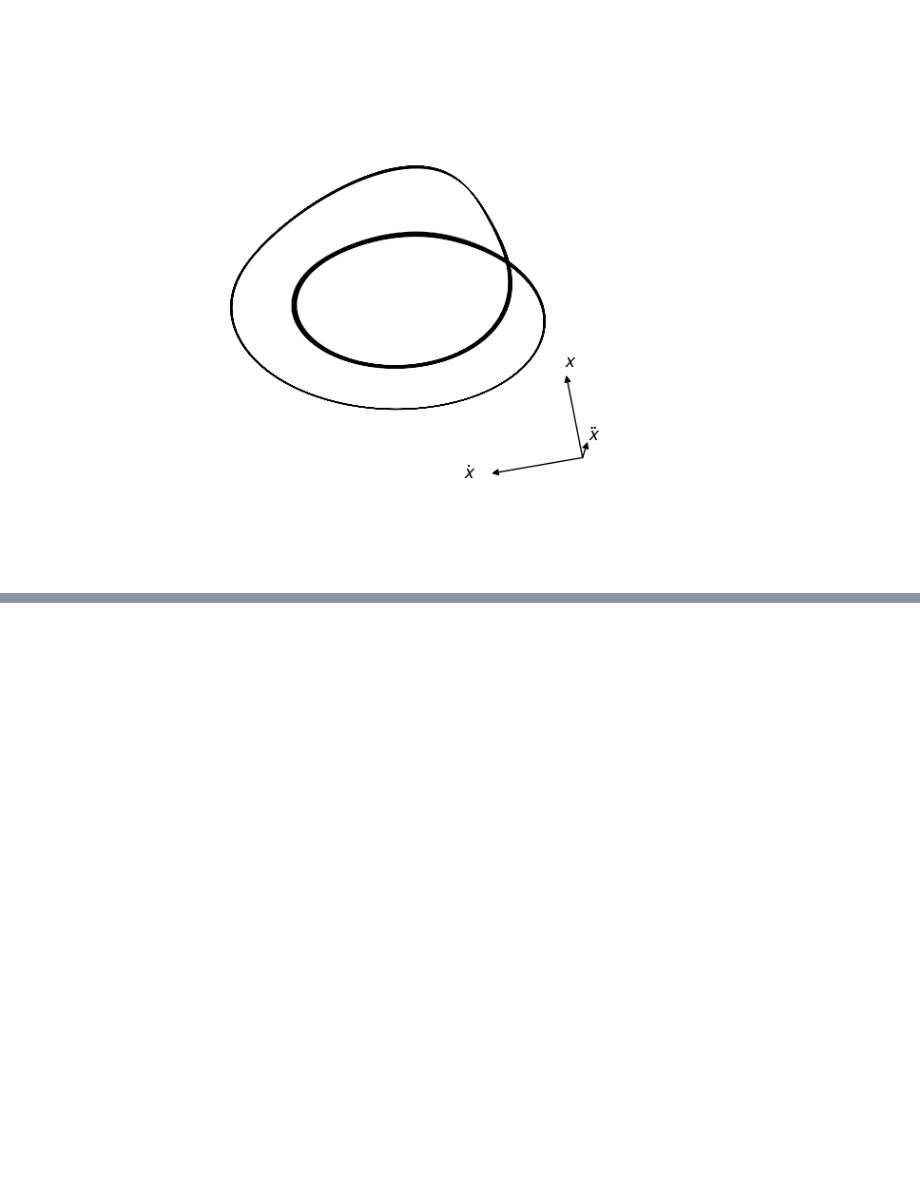
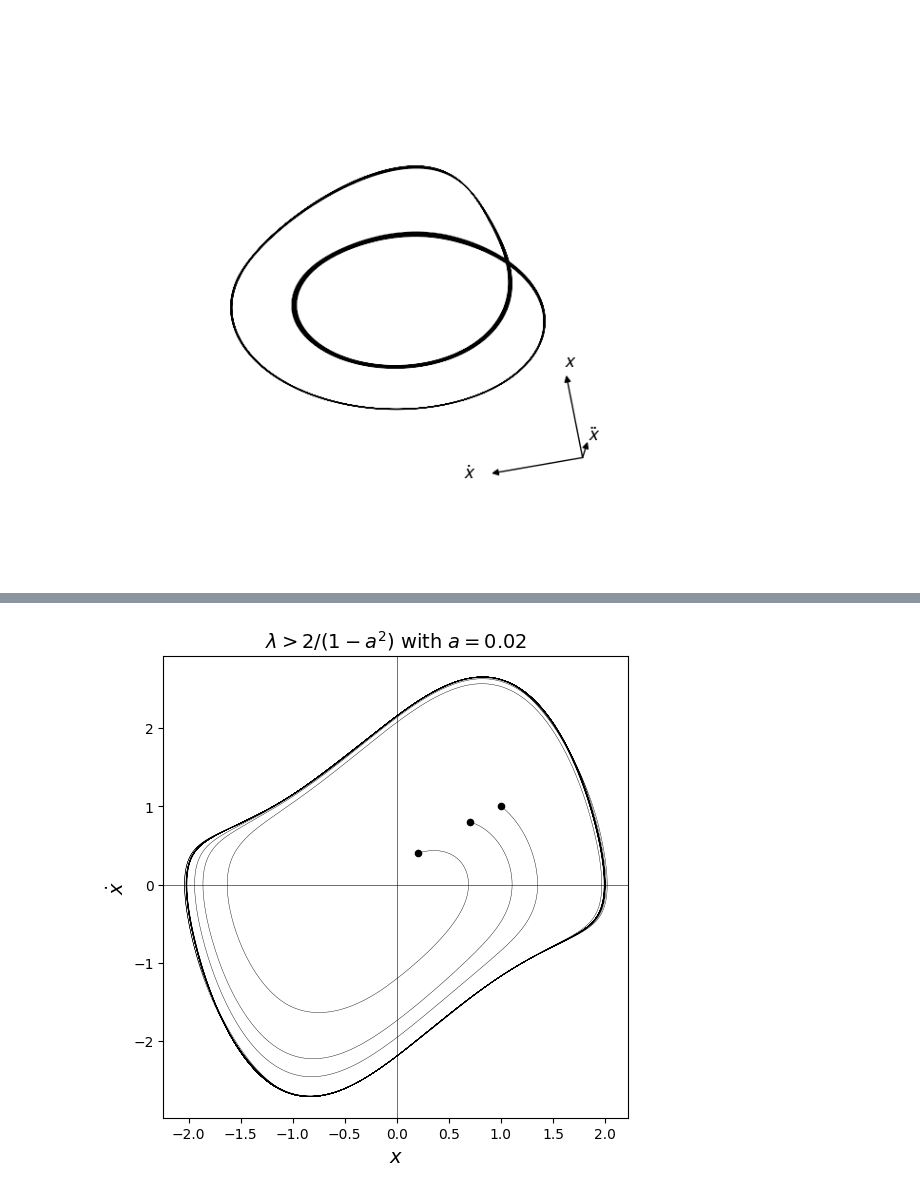
Before and after one commit to whyyorlantaken/Dynamical-Systems-Coursework, a Jupyter notebook: Take-home-1/code/notebook01.ipynb, the cells around one changed output, grey strips where cells are left out. Cells and saved outputs as stored; diff of their text form; code cells hidden in the pictures; blank space fills up the shorter version.

```diff
--- a/Take-home-1/code/notebook01.ipynb
+++ b/Take-home-1/code/notebook01.ipynb
@@ -615,0 +672,24 @@ plt.show()
+# %%
+# Other params
+l = 1
+
+t_span = (0, 100)
+t_eval = np.linspace(t_span[0], t_span[1], 5000)
+S0 = [1, 1]
+S1 = [0.7, 0.8]
+S2 = [0.2, 0.4]
+
+# Solve the system for each initial condition
+sol4 = solve_ivp(slope, t_span, S0, t_eval=t_eval, method='RK45', args=(l, a,))
+sol5 = solve_ivp(slope, t_span, S1, t_eval=t_eval, method='RK45', args=(l, a,))
+sol6 = solve_ivp(slope, t_span, S2, t_eval=t_eval, method='RK45', args=(l, a,))
+
+# Extract the solution
+x4 = sol4.y[0]
+y4 = sol4.y[1]
+
+x5 = sol5.y[0]
+y5 = sol5.y[1]
+
+x6 = sol6.y[0]
+y6 = sol6.y[1]
@@ -615,0 +716,18 @@ plt.show()
+# %%
+# PLot
+plt.figure(figsize=(6, 6))
+plt.plot(x4, y4, lw=0.3, color='k', alpha = 1)
+plt.plot(x5, y5, lw=0.3, color='k', alpha = 1)
+plt.plot(x6, y6, lw=0.3, color='k', alpha = 1)
+plt.axhline(0, color='k', ls='-', lw=0.4)
+plt.axvline(0, color='k', ls='-', lw=0.4)
+plt.title(r"$\lambda > 2/(1-a^2)$ with $a = 0.02$", fontsize=14)
+plt.scatter(x4[0], y4[0], color='k', s=20)
+plt.scatter(x5[0], y5[0], color='k', s=20)
+plt.scatter(x6[0], y6[0], color='k', s=20)
+plt.xlabel(r"$x$", fontsize=14)
+plt.ylabel(r"$\dot{x}$", fontsize=14)
+plt.tick_params(axis='both', labelsize=10)
+plt.show()
+# %% [output]
+[figure, added]
```
Also changed, not shown: parts of 6 cells of this notebook, 14 other files.
